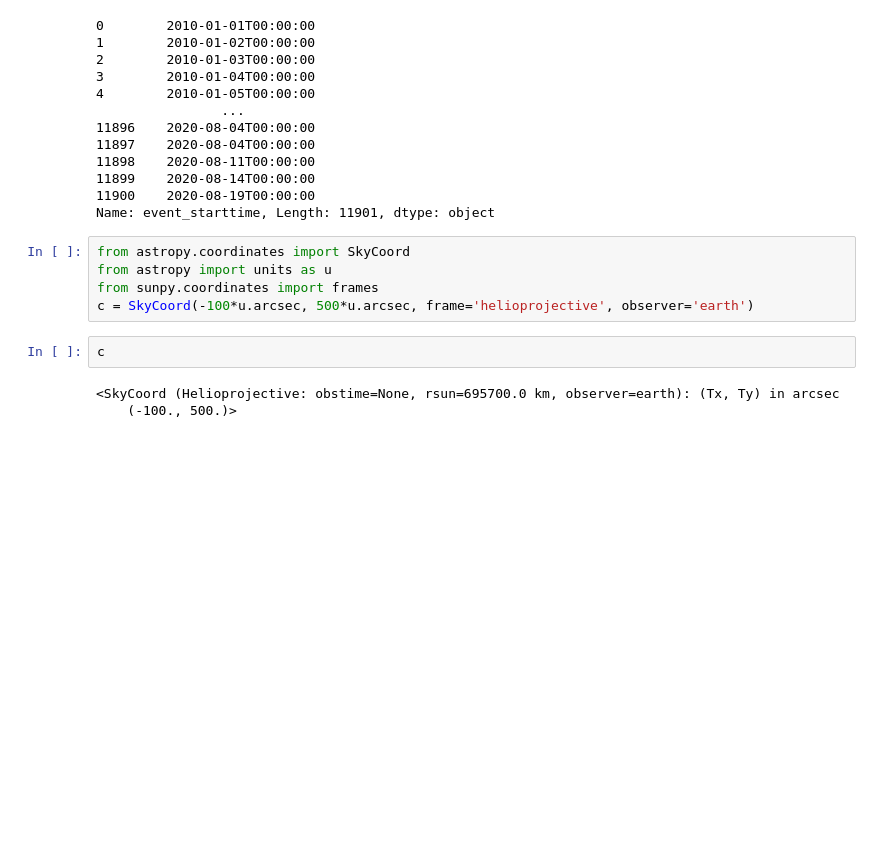
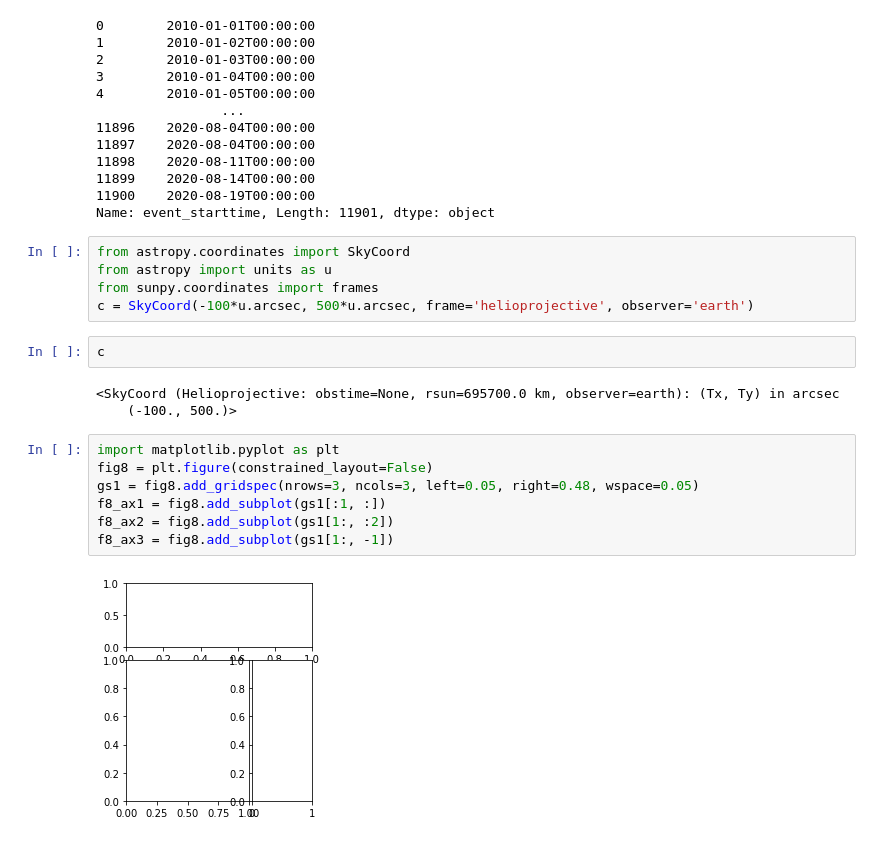
Before and after one commit to hayesla/SolarStatsStuff, a Jupyter notebook: ar_analysis/plotting_tests.ipynb, the cells around one changed output. Drawn from its saved outputs; the diff is of its cells as text; blank space fills up the shorter version.

Commit message:
adding plot routines

```diff
--- a/ar_analysis/plotting_tests.ipynb
+++ b/ar_analysis/plotting_tests.ipynb
@@ -191,3 +191,12 @@ c
 # %% [output]
 <SkyCoord (Helioprojective: obstime=None, rsun=695700.0 km, observer=earth): (Tx, Ty) in arcsec
     (-100., 500.)>
+# %%
+import matplotlib.pyplot as plt
+fig8 = plt.figure(constrained_layout=False)
+gs1 = fig8.add_gridspec(nrows=3, ncols=3, left=0.05, right=0.48, wspace=0.05)
+f8_ax1 = fig8.add_subplot(gs1[:1, :])
+f8_ax2 = fig8.add_subplot(gs1[1:, :2])
+f8_ax3 = fig8.add_subplot(gs1[1:, -1])
+# %% [output]
+[figure, added]
```
Also changed, not shown: 2 other files.
